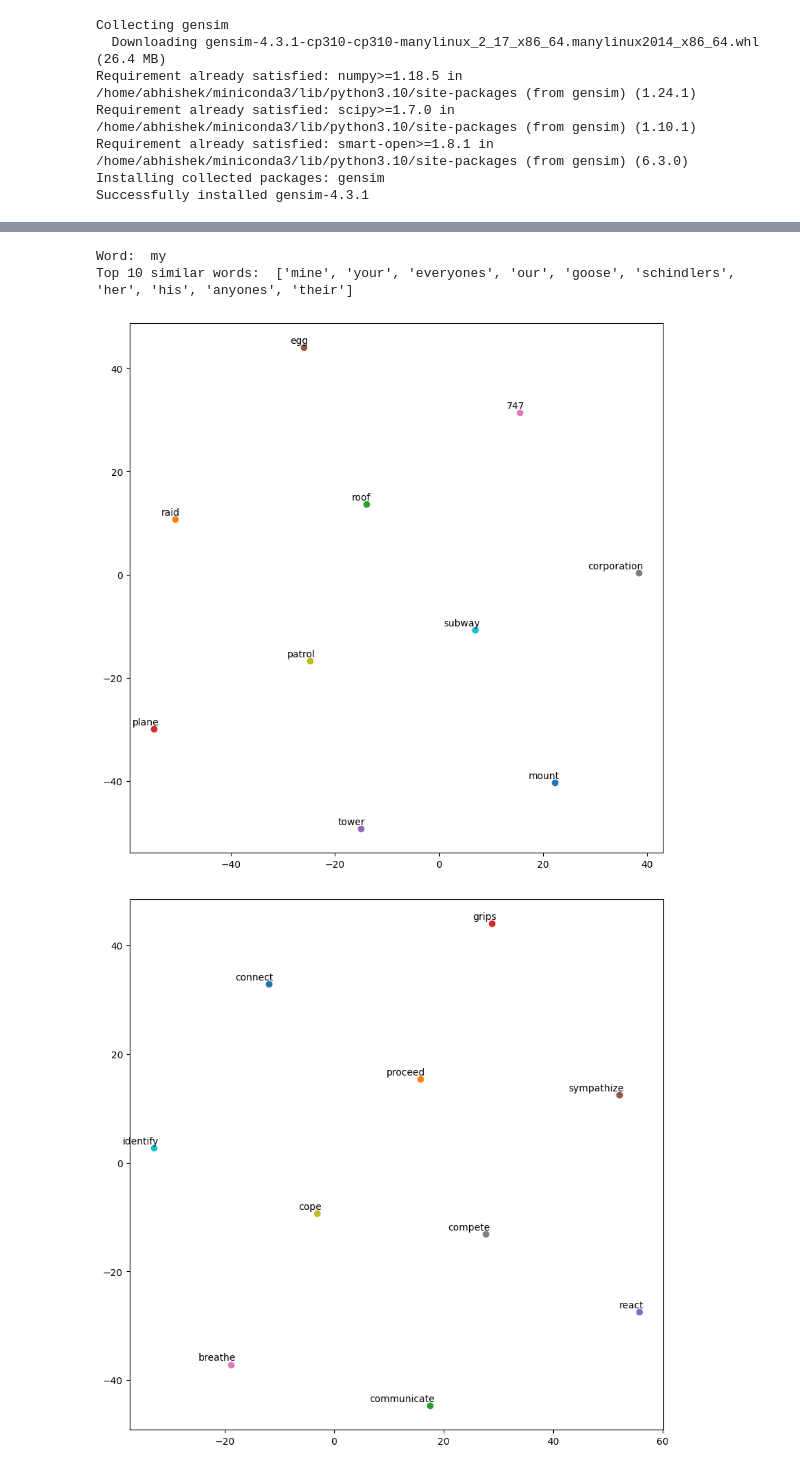
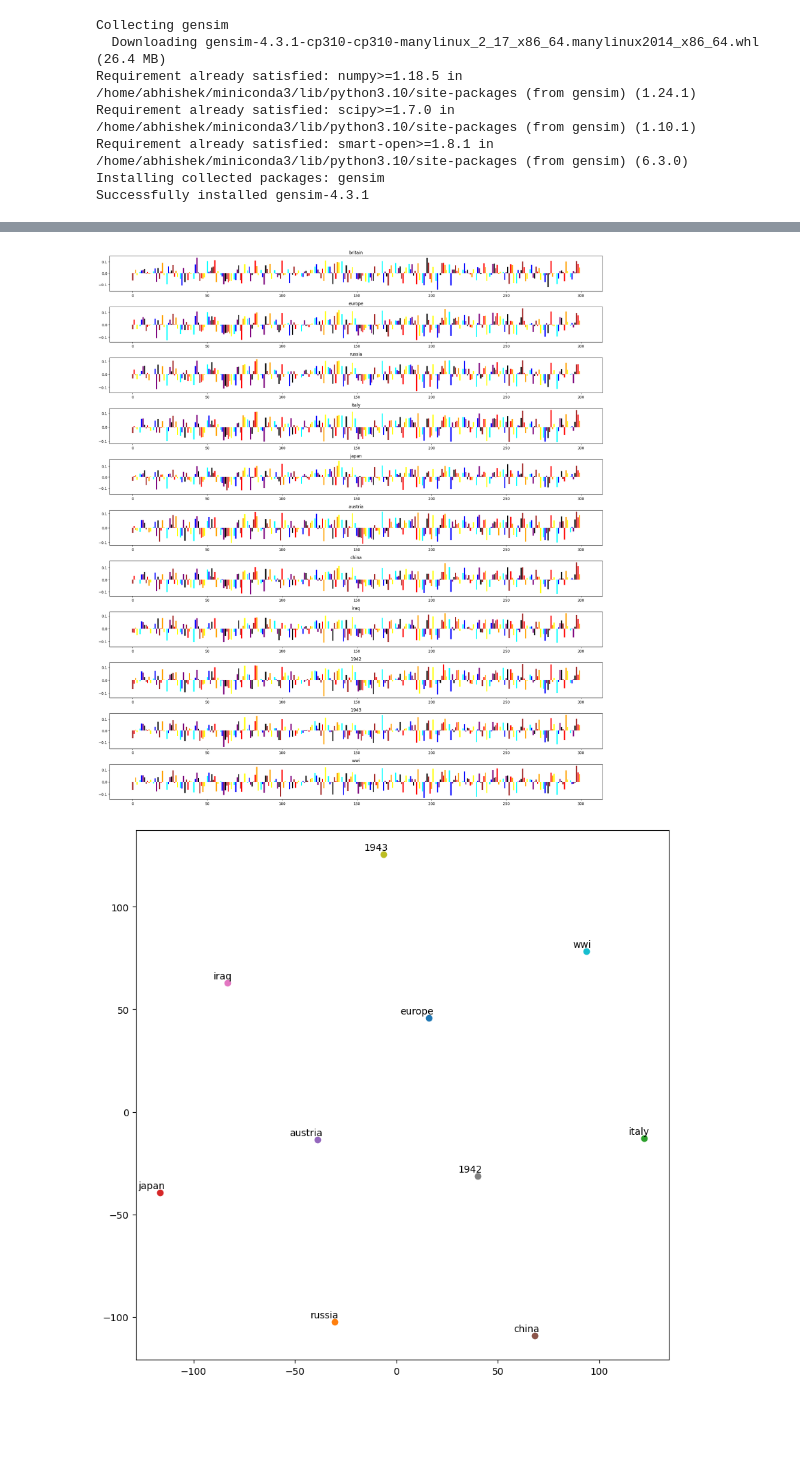
Before and after one commit to Abhi7410/NLP-Spring23, a Jupyter notebook: Assignment3/codes/CBOW/code.ipynb, the cells around one changed output, grey strips where cells are left out. Saved outputs shown, nothing was run; the diff lists cells and outputs as text; code cells hidden in the pictures; blank space fills up the shorter version.

```diff
--- a/Assignment3/codes/CBOW/code.ipynb
+++ b/Assignment3/codes/CBOW/code.ipynb
@@ -322,6 +314,22 @@ from tqdm import tqdm
 from sklearn.manifold import TSNE
 import matplotlib.pyplot as plt
 import argparse
+
+
+def colorBars(words, cbow_own,fileName):
+    fig, axs = plt.subplots(nrows=len(words), ncols=1,
+                            figsize=(20, 2*len(words)))
+    color = ['brown', 'red', 'orange', 'yellow',
+             'white', 'cyan', 'blue', 'purple', 'black']
+    for i, word in enumerate(words):
+        vec = cbow_own[word]
+        vec = vec/np.linalg.norm(vec)
+        axs[i].bar(range(300), vec, color=color)
+        axs[i].set_title(word)
+
+    plt.tight_layout()
+    plt.savefig(fileName)
+    plt.show()
 
 def plot_top10_words(word, cbow_own):
 
@@ -342,6 +350,9 @@ def plot_top10_words(word, cbow_own):
                 5, 2), textcoords='offset points', ha='right', va='bottom')
         plt.savefig('./Results/'+word+'.png')
 
+    if word not in cbow_own:
+        print('Word not in vocabulary')
+        word = "<UNK>"
     similar_words = cbow_own.most_similar(positive=[word], topn = 10)
     res = {}
     for i, embed in tqdm(enumerate(similar_words)):
@@ -352,16 +363,21 @@ def plot_top10_words(word, cbow_own):
         results.append([t[0], t[1][1]])
 
     print('Word: ', word)
-    # print(results)
     print('Top 10 similar words: ', [x[0] for x in results])
+    print_words = []
+    print_words.append(word)
+    for i in range(10):
+        print_words.append(results[i][0])
+    file_name = "./Results/" + word + "_bar.png"
+    colorBars(print_words,cbow_own,file_name)
     tsne_plot(results)
 
 
 
-cbow_own = gensim.models.KeyedVectors.load_word2vec_format('wordEmb2.txt', binary=False)
+cbow_own = gensim.models.KeyedVectors.load_word2vec_format('embeddings.txt', binary=False)
 # %%
 
-words = ['ship', 'begin', 'well', 'great', 'my']
-for word in words:
-    plot_top10_words(word, cbow_own)
+# words = ['ship', 'begin', 'well', 'great', 'my']
+# for word in words:
+plot_top10_words('britain', cbow_own)
 # %% [output]
@@ -376,4 +386,2 @@ Top 10 similar words:  ['wonderful', 'fantastic', 'terrific', 'fine', 'good', 'f
-Word:  my
-Top 10 similar words:  ['mine', 'your', 'everyones', 'our', 'goose', 'schindlers', 'her', 'his', 'anyones', 'their']
-[figure, old version]
+[figure, new version]
-[figure, old version]
+[figure, new version]
```
Also changed, not shown: parts of 10 cells of this notebook, 45 other files.
